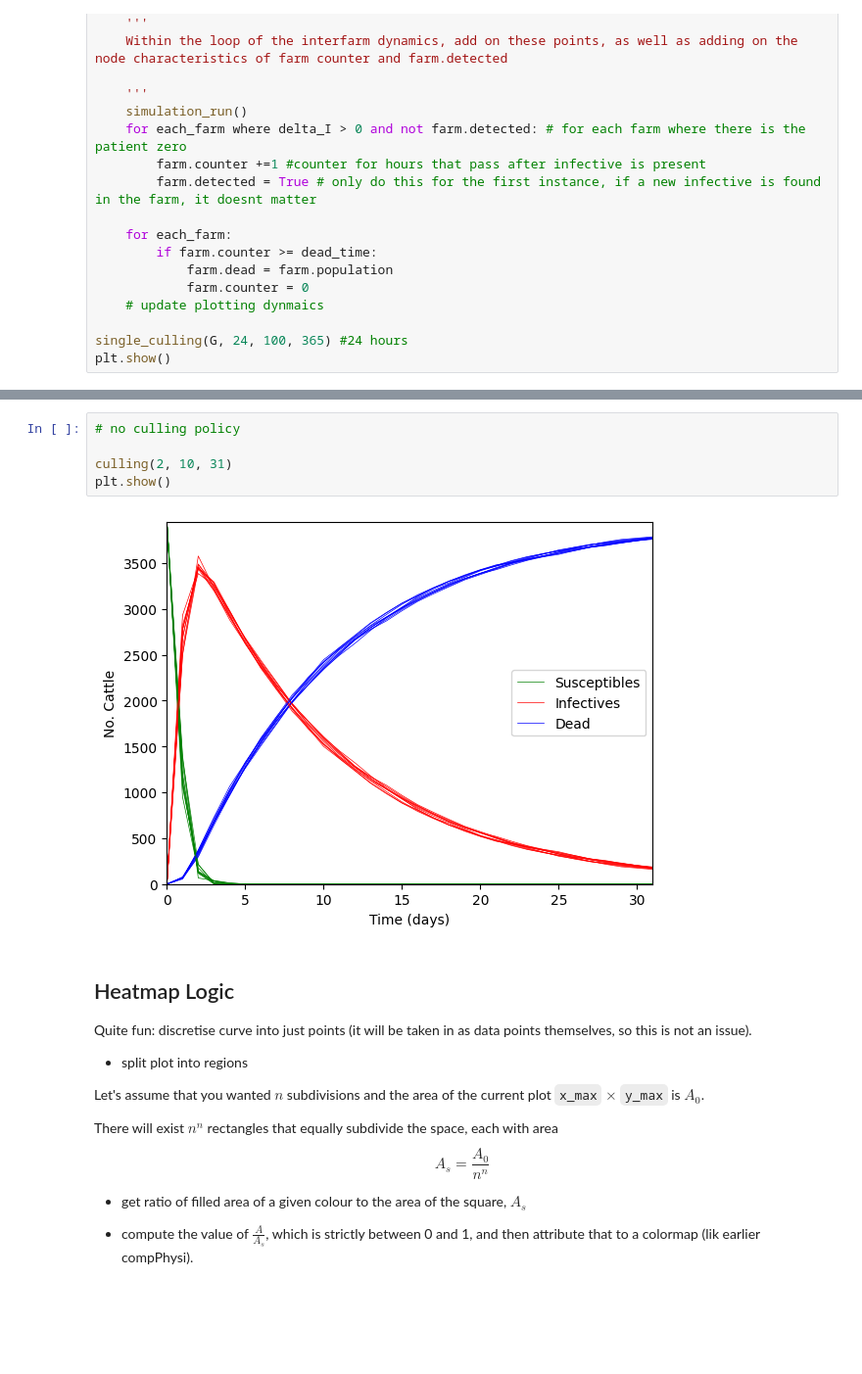
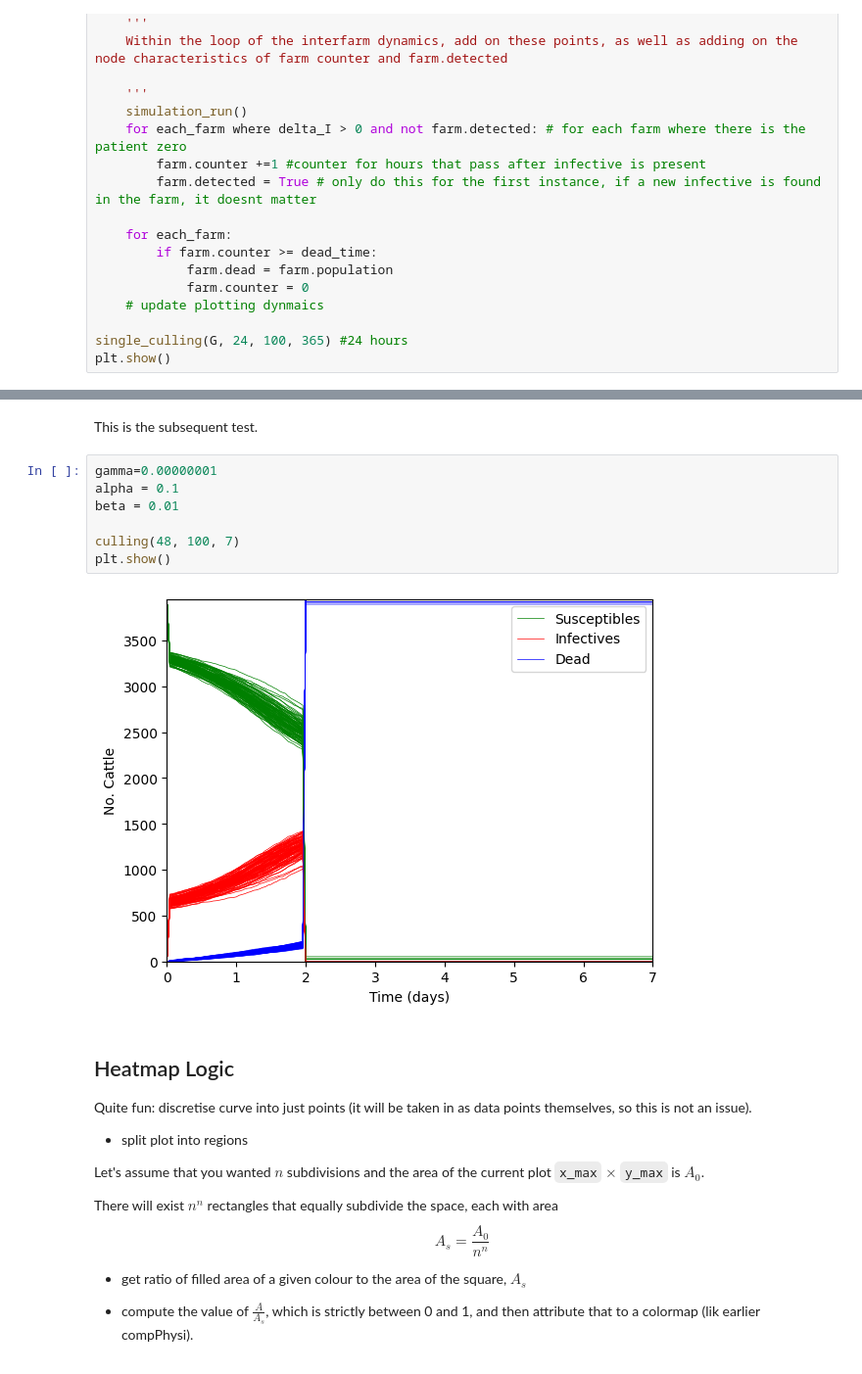
Before and after one commit to r-okotie179/diseaseModelling, a Jupyter notebook: culling_and_policy.ipynb, the cells around one changed output, grey strips where cells are left out. Shown at 98% size. Drawn from its saved outputs; the diff is of its cells as text; blank space fills up the shorter version.

```diff
--- a/culling_and_policy.ipynb
+++ b/culling_and_policy.ipynb
@@ -470,10 +458,14 @@ plt.show()
-# %%
-# no culling policy
-
-culling(2, 10, 31)
-plt.show()
-# %% [output]
-[figure, removed]
+# %% [markdown]
+This is the subsequent test.
+# %%
+gamma=0.00000001
+alpha = 0.1
+beta = 0.01
+
+culling(48, 100, 7)
+plt.show()
+# %% [output]
+[figure, added]
 # %% [markdown]
 ## Heatmap Logic
 Quite fun: discretise curve into just points (it will be taken in as data points themselves, so this is not an issue).
```
Also changed, not shown: parts of 5 cells of this notebook.
